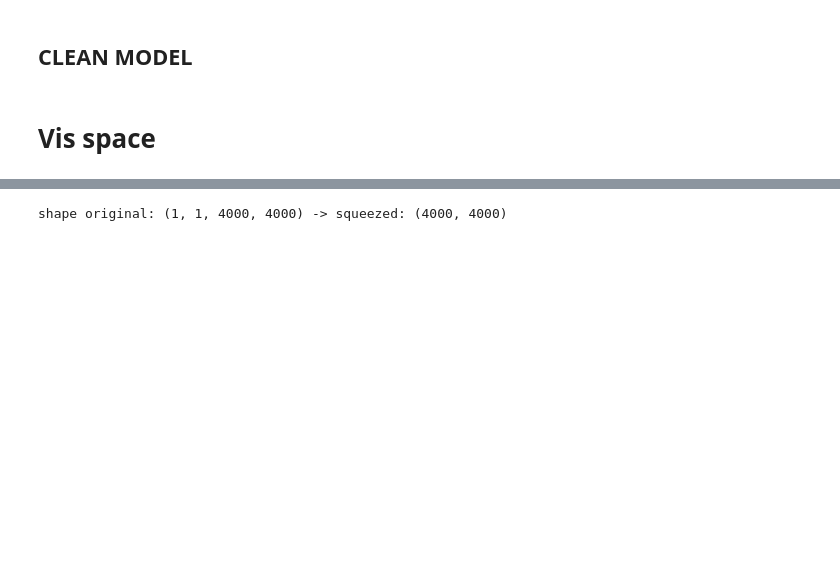
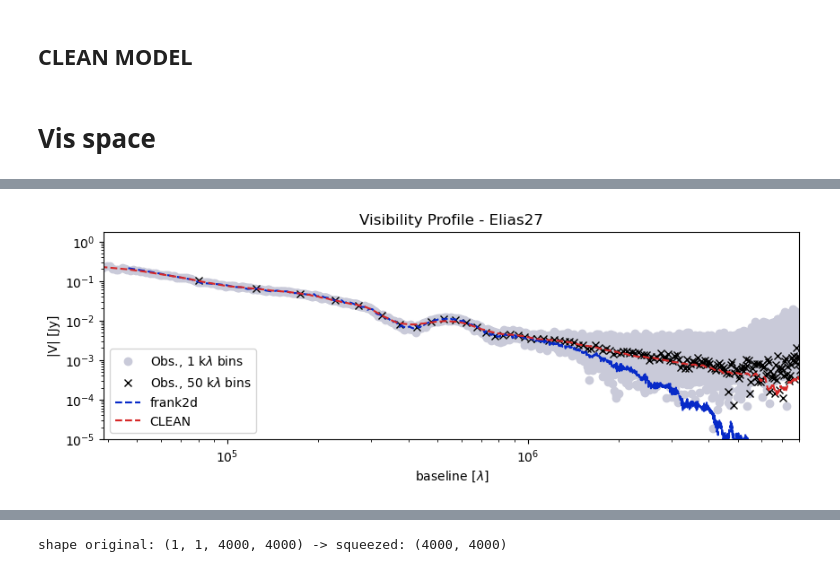
Before and after one commit to mariajmellado/frank2d, a Jupyter notebook: Results/Elias27_CLEAN_F1D_F2D_FourierSpace.ipynb, the cells around one changed output, grey strips where cells are left out. Cells and saved outputs as stored; diff of their text form; code cells hidden in the pictures; blank space fills up the shorter version.

```diff
--- a/Results/Elias27_CLEAN_F1D_F2D_FourierSpace.ipynb
+++ b/Results/Elias27_CLEAN_F1D_F2D_FourierSpace.ipynb
@@ -384,0 +279,13 @@ hdul = fits.open(fits_name)
+# %%
+q_model_1d_f2d, vis_model_1d_f2d = get_profile(u_model_f2d, v_model_f2d, vis_model_f2d,
+                                            bins = edges_,
+                                            weighted = False, weights = frank2d.gridded_data['weights'])
+
+#vis_model_1d_f2d = np.nan_to_num(vis_model_1d_f2d, nan=0)
+# %%
+
+q_model_1d_c, vis_model_1d_c = get_profile(u_model_c, v_model_c, vis_model_c,
+                                                bins = edges_,
+                                                weighted = False, weights = weights_model_c)
+
+#vis_model_1d_c = np.nan_to_num(vis_model_1d_c, nan=0)
@@ -384,0 +296,36 @@ hdul = fits.open(fits_name)
+# %%
+cs = ['#c9cad9', 'black']
+ms =  ['o', 'x', '.']
+# %%
+plt.figure(figsize=(10,3))
+# Raw visibilities ---------------------------------------------------------
+
+plt.plot(binned_vis0.uv, np.abs(binned_vis0.V), c=cs[0],
+                marker=ms[0], ls='None',
+                label=r'Obs., {:.0f} k$\lambda$ bins'.format(bin_widths[0]/1e3))
+
+plt.plot(binned_vis1.uv, np.abs(binned_vis1.V), c=cs[1],
+                marker=ms[1], ls='None',
+                label=r'Obs., {:.0f} k$\lambda$ bins'.format(bin_widths[1]/1e3))
+
+#plt.plot(binned_vis2.uv, np.abs(binned_vis2.V), c='green',
+#                marker=ms[2], ls='None',
+#                label=r'Obs., {:.0f} k$\lambda$ bins'.format(bin_widths[2]/1e3))
+
+# frank2D -------------------------------------------------------------------
+plt.plot(q, np.abs(vis_model_1d_f2d), color = '#072ac8', ls ='--', label = r'frank2d')
+
+# CLEAN ---------------------------------------------------------------------
+plt.plot(q, np.abs(vis_model_1d_c), color = '#d62828', ls ='--', label = r'CLEAN')
+
+plt.xlabel(r'baseline [$\lambda$]')
+plt.xscale('log')
+plt.yscale('log')
+plt.ylim(1e-5, 0)
+plt.xlim(q_min_f2d, 8e6)
+plt.title(f'Visibility Profile - {disk_name}')
+plt.ylabel('|V| [Jy]', size = 10)
+plt.legend(fontsize= 10, loc = 'best')
+plt.show()
+# %% [output]
+[figure, added]
```
Also changed, not shown: parts of 115 cells of this notebook, 31 other files.
